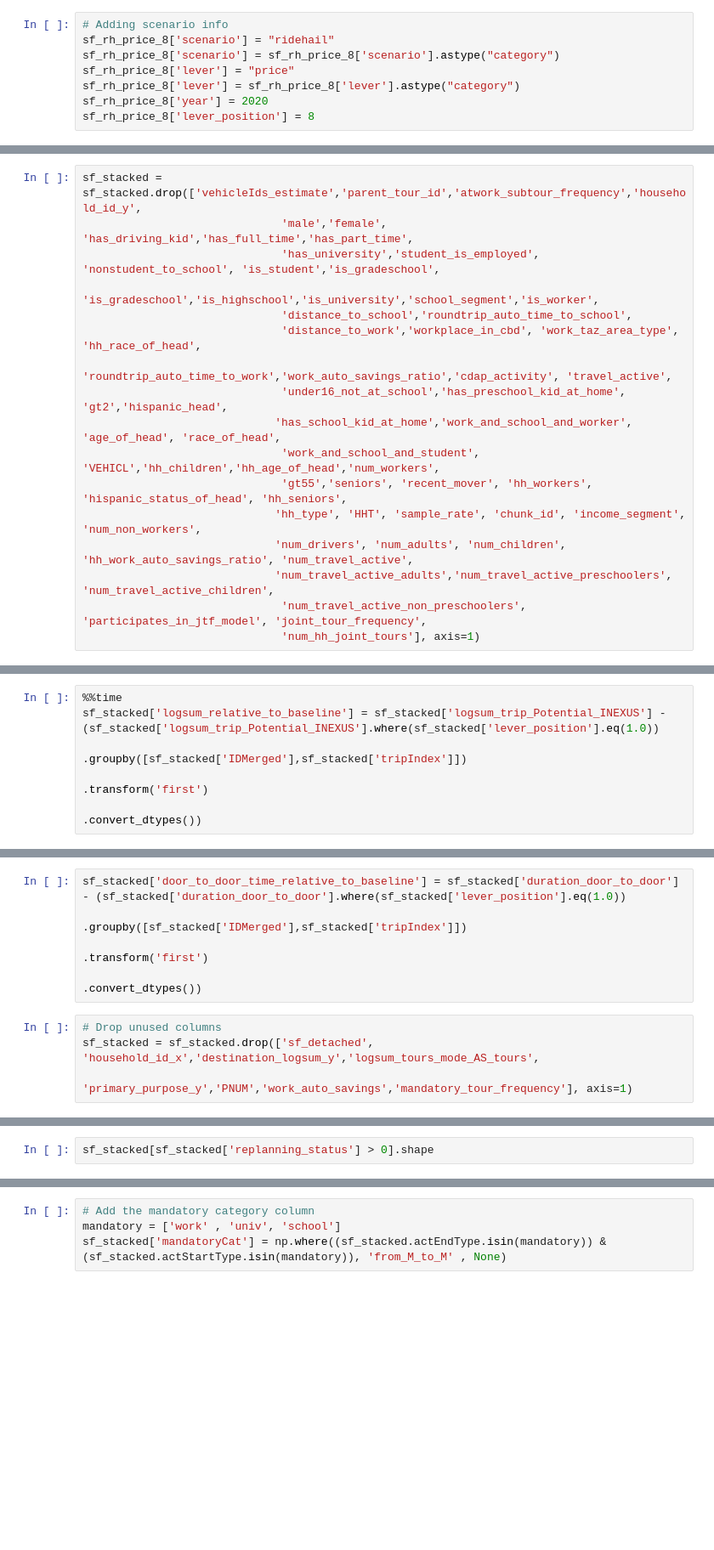
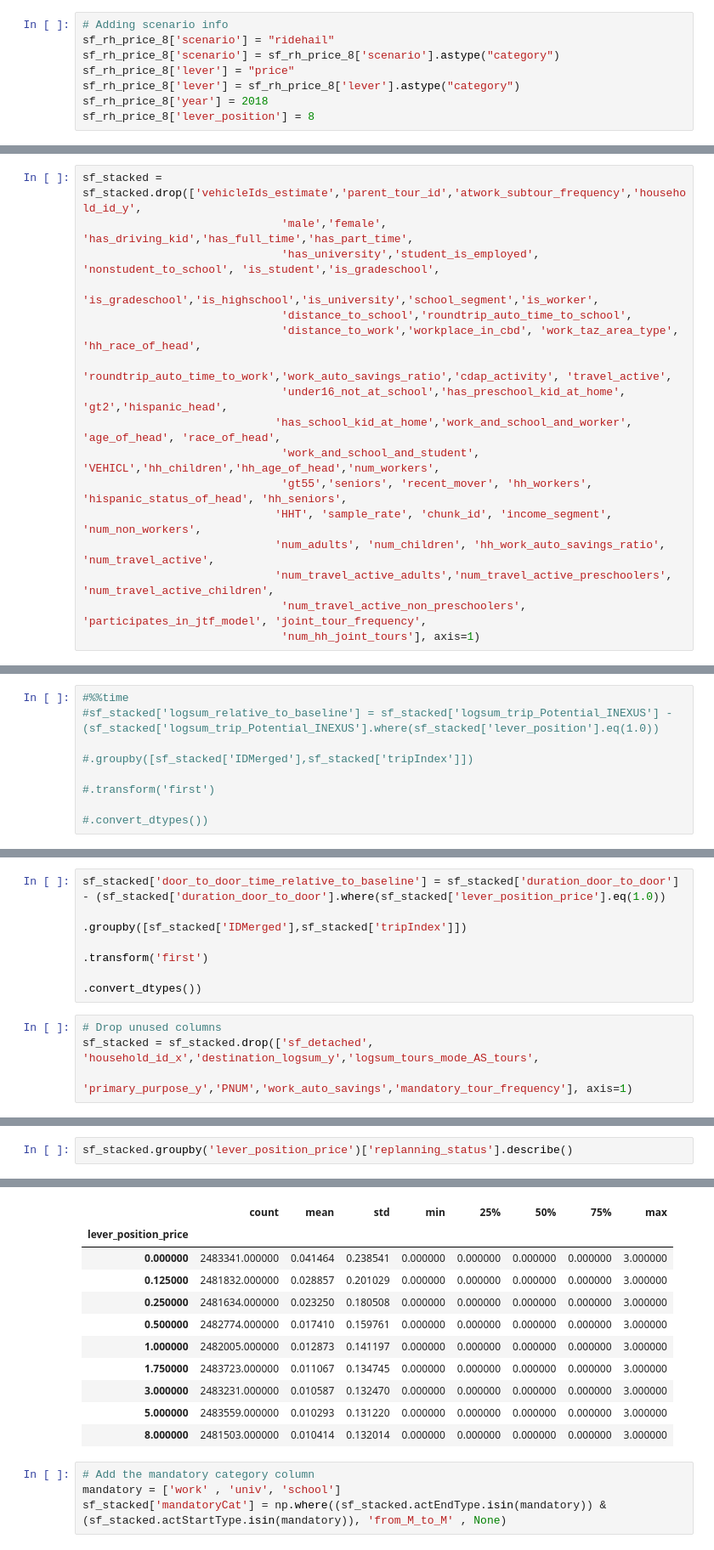
Before and after one commit to LBNL-UCB-STI/beam-core-analysis, a Jupyter notebook: Users/Nazanin/Stacked_Person_Trip_Dataset-Ridehail_price_recalibrated.ipynb, the cells around one changed output, grey strips where cells are left out. Shown at 85% size. Cells and saved outputs as stored; diff of their text form; blank space fills up the shorter version.

```diff
--- a/Users/Nazanin/Stacked_Person_Trip_Dataset-Ridehail_price_recalibrated.ipynb
+++ b/Users/Nazanin/Stacked_Person_Trip_Dataset-Ridehail_price_recalibrated.ipynb
@@ -691,7 +676,7 @@ sf_rh_price_8['scenario'] = "ridehail"
 sf_rh_price_8['scenario'] = sf_rh_price_8['scenario'].astype("category")
 sf_rh_price_8['lever'] = "price"
 sf_rh_price_8['lever'] = sf_rh_price_8['lever'].astype("category")
-sf_rh_price_8['year'] = 2020
+sf_rh_price_8['year'] = 2018
 sf_rh_price_8['lever_position'] = 8
 # %%
 #%%time
@@ -739,8 +724,8 @@ sf_stacked = sf_stacked.drop(['vehicleIds_estimate','parent_tour_id','atwork_sub
                              'has_school_kid_at_home','work_and_school_and_worker', 'age_of_head', 'race_of_head',
                               'work_and_school_and_student', 'VEHICL','hh_children','hh_age_of_head','num_workers',
                               'gt55','seniors', 'recent_mover', 'hh_workers', 'hispanic_status_of_head', 'hh_seniors',
-                             'hh_type', 'HHT', 'sample_rate', 'chunk_id', 'income_segment', 'num_non_workers',
-                             'num_drivers', 'num_adults', 'num_children', 'hh_work_auto_savings_ratio', 'num_travel_active',
+                             'HHT', 'sample_rate', 'chunk_id', 'income_segment', 'num_non_workers',
+                             'num_adults', 'num_children', 'hh_work_auto_savings_ratio', 'num_travel_active',
                              'num_travel_active_adults','num_travel_active_preschoolers', 'num_travel_active_children',
                               'num_travel_active_non_preschoolers', 'participates_in_jtf_model', 'joint_tour_frequency',
                               'num_hh_joint_tours'], axis=1)
@@ -786,8 +771,8 @@ sf_stacked['lever_position_fleetsize'] = 1
 # %%
 #sf_stacked_tr_fr['logsum_relative_to_baseline'] = sf_stacked_tr_fr['logsum_trip_mode_AS_trips'] - sf_stacked_tr_fr.loc[sf_stacked_tr_fr.groupby(['IDMerged','tripIndex'])['lever_position'].transform('idxmin'), 'logsum_trip_mode_AS_trips'].values
 # %%
-%%time
-sf_stacked['logsum_relative_to_baseline'] = sf_stacked['logsum_trip_Potential_INEXUS'] - (sf_stacked['logsum_trip_Potential_INEXUS'].where(sf_stacked['lever_position'].eq(1.0))
-                                                                                                  .groupby([sf_stacked['IDMerged'],sf_stacked['tripIndex']])
-                                                                                                   .transform('first')
-                                                                                                   .convert_dtypes())
+#%%time
+#sf_stacked['logsum_relative_to_baseline'] = sf_stacked['logsum_trip_Potential_INEXUS'] - (sf_stacked['logsum_trip_Potential_INEXUS'].where(sf_stacked['lever_position'].eq(1.0))
+                                                                                                  #.groupby([sf_stacked['IDMerged'],sf_stacked['tripIndex']])
+                                                                                                   #.transform('first')
+                                                                                                   #.convert_dtypes())
@@ -797,5 +779,5 @@ Wall time: 5.8 s
 # %%
-sf_stacked['door_to_door_time_relative_to_baseline'] = sf_stacked['duration_door_to_door'] - (sf_stacked['duration_door_to_door'].where(sf_stacked['lever_position'].eq(1.0))
+sf_stacked['door_to_door_time_relative_to_baseline'] = sf_stacked['duration_door_to_door'] - (sf_stacked['duration_door_to_door'].where(sf_stacked['lever_position_price'].eq(1.0))
                                                                                                   .groupby([sf_stacked['IDMerged'],sf_stacked['tripIndex']])
                                                                                                    .transform('first')
                                                                                                    .convert_dtypes())
@@ -812,3 +797,3 @@ sf_stacked[sf_stacked['mode_choice_actual_6'] == 'ride_hail_transit'].shape
 # %%
-sf_stacked[sf_stacked['replanning_status'] > 0].shape
+sf_stacked.groupby('lever_position_price')['replanning_status'].describe()
 # %% [output]
@@ -816,3 +800,14 @@ sf_stacked[sf_stacked['replanning_status'] > 0].shape
+|  | count | mean | std | min | 25% | 50% | 75% | max |
+| lever_position_price |  |  |  |  |  |  |  |  |
+| 0.000000 | 2483341.000000 | 0.041464 | 0.238541 | 0.000000 | 0.000000 | 0.000000 | 0.000000 | 3.000000 |
+| 0.125000 | 2481832.000000 | 0.028857 | 0.201029 | 0.000000 | 0.000000 | 0.000000 | 0.000000 | 3.000000 |
+| 0.250000 | 2481634.000000 | 0.023250 | 0.180508 | 0.000000 | 0.000000 | 0.000000 | 0.000000 | 3.000000 |
+| 0.500000 | 2482774.000000 | 0.017410 | 0.159761 | 0.000000 | 0.000000 | 0.000000 | 0.000000 | 3.000000 |
+| 1.000000 | 2482005.000000 | 0.012873 | 0.141197 | 0.000000 | 0.000000 | 0.000000 | 0.000000 | 3.000000 |
+| 1.750000 | 2483723.000000 | 0.011067 | 0.134745 | 0.000000 | 0.000000 | 0.000000 | 0.000000 | 3.000000 |
+| 3.000000 | 2483231.000000 | 0.010587 | 0.132470 | 0.000000 | 0.000000 | 0.000000 | 0.000000 | 3.000000 |
+| 5.000000 | 2483559.000000 | 0.010293 | 0.131220 | 0.000000 | 0.000000 | 0.000000 | 0.000000 | 3.000000 |
+| 8.000000 | 2481503.000000 | 0.010414 | 0.132014 | 0.000000 | 0.000000 | 0.000000 | 0.000000 | 3.000000 |
 # %%
 # Add the mandatory category column
 mandatory = ['work' , 'univ', 'school']
```
Also changed, not shown: parts of 46 cells of this notebook, 12 other files.
